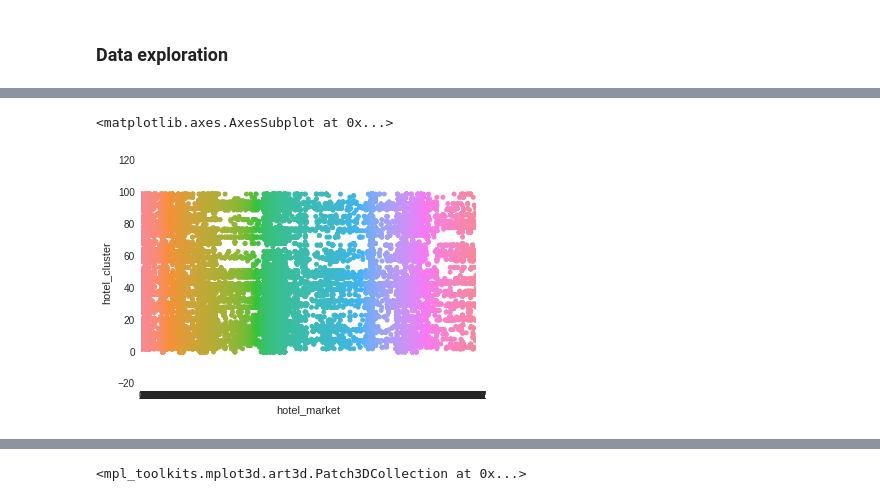
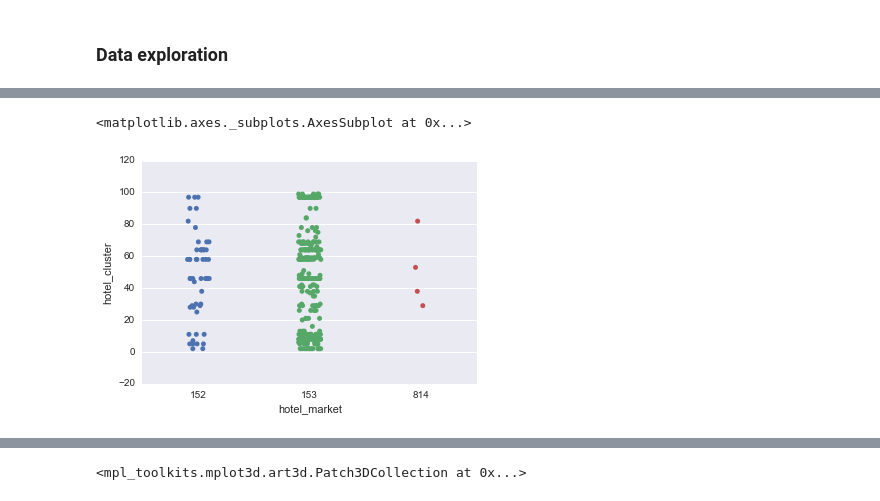
Before and after one commit to muatik/prp, a Jupyter notebook: expedia.ipynb, the cells around one changed output, grey strips where cells are left out. Drawn from its saved outputs; the diff is of its cells as text; code cells hidden in the pictures.

```diff
--- a/expedia.ipynb
+++ b/expedia.ipynb
@@ -10,12 +10,12 @@ from sklearn.grid_search import GridSearchCV
 
 %matplotlib inline
 # %%
-def readCsv(name, nrows=5000000):
+def readCsv(name, nrows=6000000):
     df = pd.read_csv(
         "data/expedia/{}.csv".format(name),
         nrows=nrows,
         parse_dates=["date_time", "srch_ci", "srch_co"])
-    df = df[df.is_booking == True].sample(400000)
+    df = df[(df.is_booking == True) & (pd.DatetimeIndex(df['date_time']).year == 2014)].sample(100000)
     df["year"] = pd.DatetimeIndex(df['date_time']).year
     df["month"] = pd.DatetimeIndex(df['date_time']).month
     df["hour"] = pd.DatetimeIndex(df['date_time']).hour
@@ -35,7 +35,8 @@ def readCsv(name, nrows=5000000):
 
     return df
 
-df = readCsv("train")
+#df = readCsv("train")
+df = pd.read_csv("data/expedia/2014_bookings.csv")
 print("shape: ", df.shape)
 df.sample(5)
 # %% [output]
@@ -303,8 +331,10 @@ for i in cols:
 # %%
-sns.stripplot(x="hotel_market", y="hotel_cluster", data=df, jitter=True)
+sns.stripplot(
+    x="hotel_market", y="hotel_cluster",
+    data=df[df["hotel_country"] == 48], jitter=True)
 # %% [output]
-<matplotlib.axes.AxesSubplot at 0x...>
+<matplotlib.axes._subplots.AxesSubplot at 0x...>
-[figure, old version]
+[figure, new version]
 # %%
 def biVariate(df):
     cols = [
```
Also changed, not shown: parts of 18 cells of this notebook.
